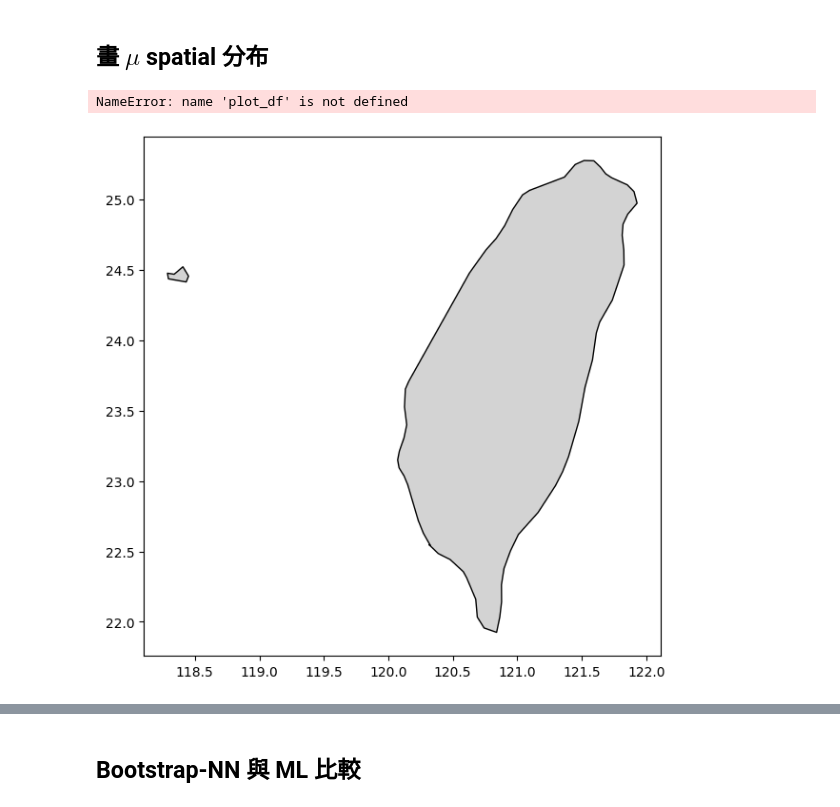
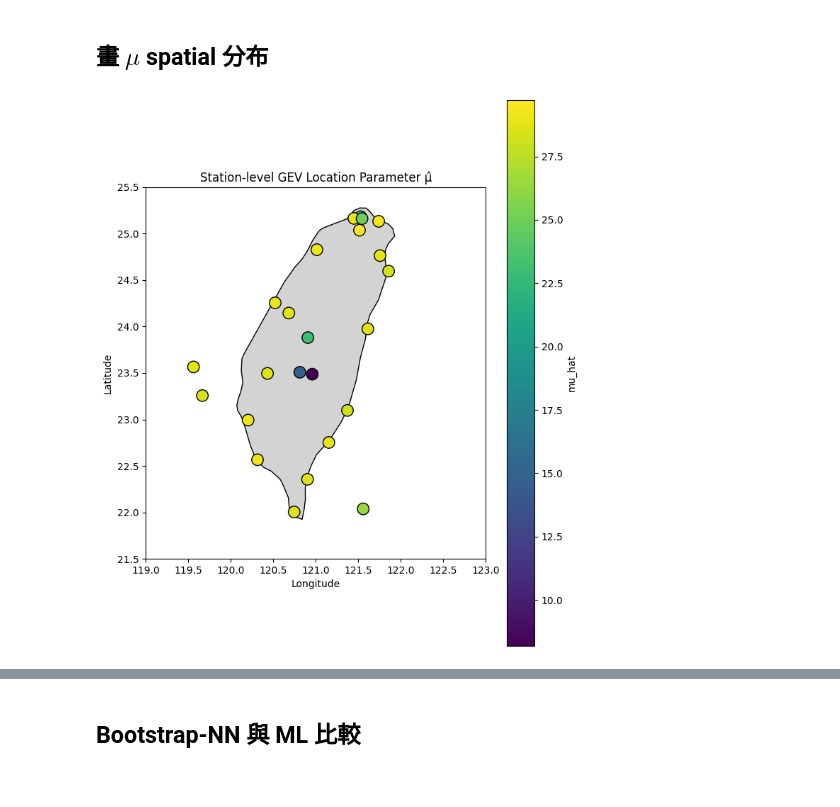
Before and after one commit to shu-ming0808/gev-use-nn, a Jupyter notebook: notebooks/main.ipynb, the cells around one changed output, grey strips where cells are left out. Cells and saved outputs as stored; diff of their text form; code cells hidden in the pictures.

Commit message:
Update simulated data workflow and project files and fix the url and \mu point graph doesnt change to original problem on  main.ipynb

```diff
--- a/notebooks/main.ipynb
+++ b/notebooks/main.ipynb
@@ -232,30 +248,30 @@ world = gpd.read_file(shp_path)
 
 taiwan = world[world["NAME"].str.contains("Taiwan", case=False, na=False)]
 # %%
+plot_df = pd.read_csv(BASE_DIR / "data" / "processed" / "station_gev_params_with_loc.csv")
+
 fig, ax = plt.subplots(figsize=(7, 8))
 
 taiwan.plot(ax=ax, color="lightgray", edgecolor="black")
 
 sc = ax.scatter(
     plot_df["lon"],
     plot_df["lat"],
-    c=plot_df["mu"],
+    c=plot_df["mu_hat"],
     s=140,
     cmap="viridis",
     edgecolor="black"
 )
 
-plt.colorbar(sc, ax=ax, label="mu")
+plt.colorbar(sc, ax=ax, label="mu_hat")
 
 ax.set_xlim(119, 123)
 ax.set_ylim(21.5, 25.5)
-
-ax.set_title("Spatial Distribution of μ (Taiwan)")
+ax.set_title("Station-level GEV Location Parameter μ̂")
 ax.set_xlabel("Longitude")
 ax.set_ylabel("Latitude")
 
 plt.tight_layout()
 plt.show()
 # %% [output]
-NameError: name 'plot_df' is not defined
-[figure, old version]
+[figure, new version]
```
Also changed, not shown: parts of 8 cells of this notebook, 3 other files.
